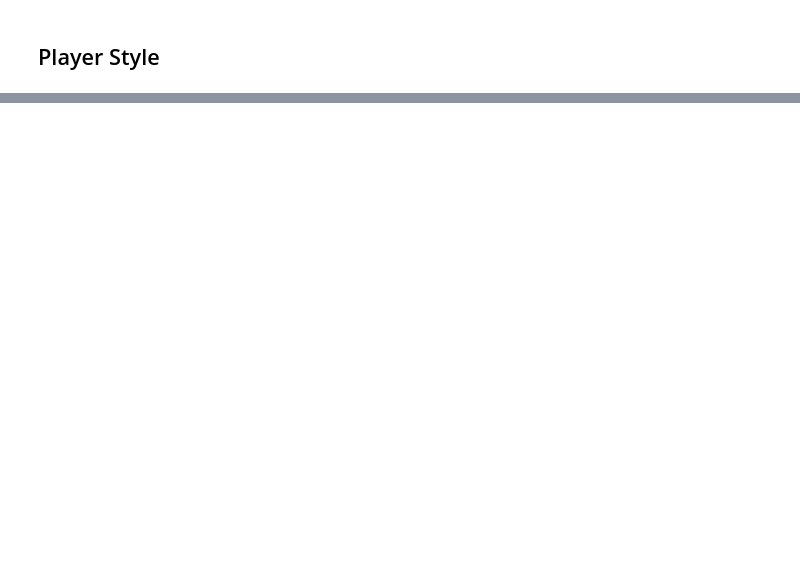
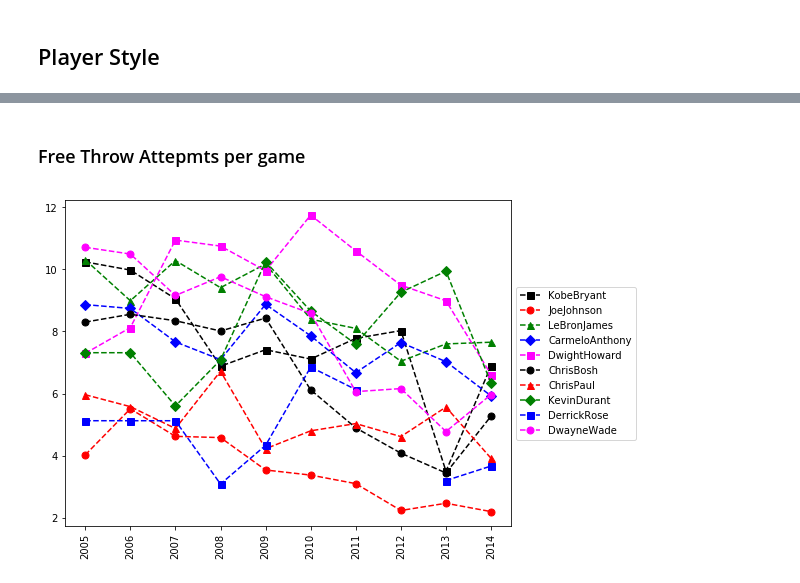
Before and after one commit to milmilkat/Basic-Python-Reference, a Jupyter notebook: Basketball Analyses.ipynb, the cells around one changed output, grey strips where cells are left out. Saved outputs shown, nothing was run; the diff lists cells and outputs as text; code cells hidden in the pictures; blank space fills up the shorter version.

```diff
--- a/Basketball Analyses.ipynb
+++ b/Basketball Analyses.ipynb
@@ -287,0 +327,46 @@ myplot(Points/FieldGoals)
+# %%
+#Seasons
+Seasons = ["2005","2006","2007","2008","2009","2010","2011","2012","2013","2014"]
+
+#Players
+Players = ["KobeBryant","JoeJohnson","LeBronJames","CarmeloAnthony","DwightHoward","ChrisBosh","ChrisPaul","KevinDurant","DerrickRose","DwayneWade"]
+
+#Free Throws
+KobeBryant_FT = [696,667,623,483,439,483,381,525,18,196]
+JoeJohnson_FT = [261,235,316,299,220,195,158,132,159,141]
+LeBronJames_FT = [601,489,549,594,593,503,387,403,439,375]
+CarmeloAnthony_FT = [573,459,464,371,508,507,295,425,459,189]
+DwightHoward_FT = [356,390,529,504,483,546,281,355,349,143]
+ChrisBosh_FT = [474,463,472,504,470,384,229,241,223,179]
+ChrisPaul_FT = [394,292,332,455,161,337,260,286,295,289]
+KevinDurant_FT = [209,209,391,452,756,594,431,679,703,146]
+DerrickRose_FT = [146,146,146,197,259,476,194,0,27,152]
+DwayneWade_FT = [629,432,354,590,534,494,235,308,189,284]
+
+#Matrix
+#
+FreeThrows = np.array([KobeBryant_FT,JoeJohnson_FT,LeBronJames_FT,CarmeloAnthony_FT,DwightHoward_FT,ChrisBosh_FT,ChrisPaul_FT,KevinDurant_FT,DerrickRose_FT,DwayneWade_FT])
+#
+
+#Free Throw Attempts
+KobeBryant_FTA = [819,768,742,564,541,583,451,626,21,241]
+JoeJohnson_FTA = [330,314,379,362,269,243,186,161,195,176]
+LeBronJames_FTA = [814,701,771,762,773,663,502,535,585,528]
+CarmeloAnthony_FTA = [709,568,590,468,612,605,367,512,541,237]
+DwightHoward_FTA = [598,666,897,849,816,916,572,721,638,271]
+ChrisBosh_FTA = [581,590,559,617,590,471,279,302,272,232]
+ChrisPaul_FTA = [465,357,390,524,190,384,302,323,345,321]
+KevinDurant_FTA = [256,256,448,524,840,675,501,750,805,171]
+DerrickRose_FTA = [205,205,205,250,338,555,239,0,32,187]
+DwayneWade_FTA = [803,535,467,771,702,652,297,425,258,370]
+
+#Matrix
+#
+FreeThrowAttempt = np.array([KobeBryant_FTA,JoeJohnson_FTA,LeBronJames_FTA,CarmeloAnthony_FTA,DwightHoward_FTA,ChrisBosh_FTA,ChrisPaul_FTA,KevinDurant_FTA,DerrickRose_FTA,DwayneWade_FTA])
+#
+# %% [markdown]
+### Free Throw Attepmts per game
+# %%
+myplot(FreeThrowAttempt/Games)
+# %% [output]
+[figure, added]
```
Also changed, not shown: parts of 14 cells of this notebook.
